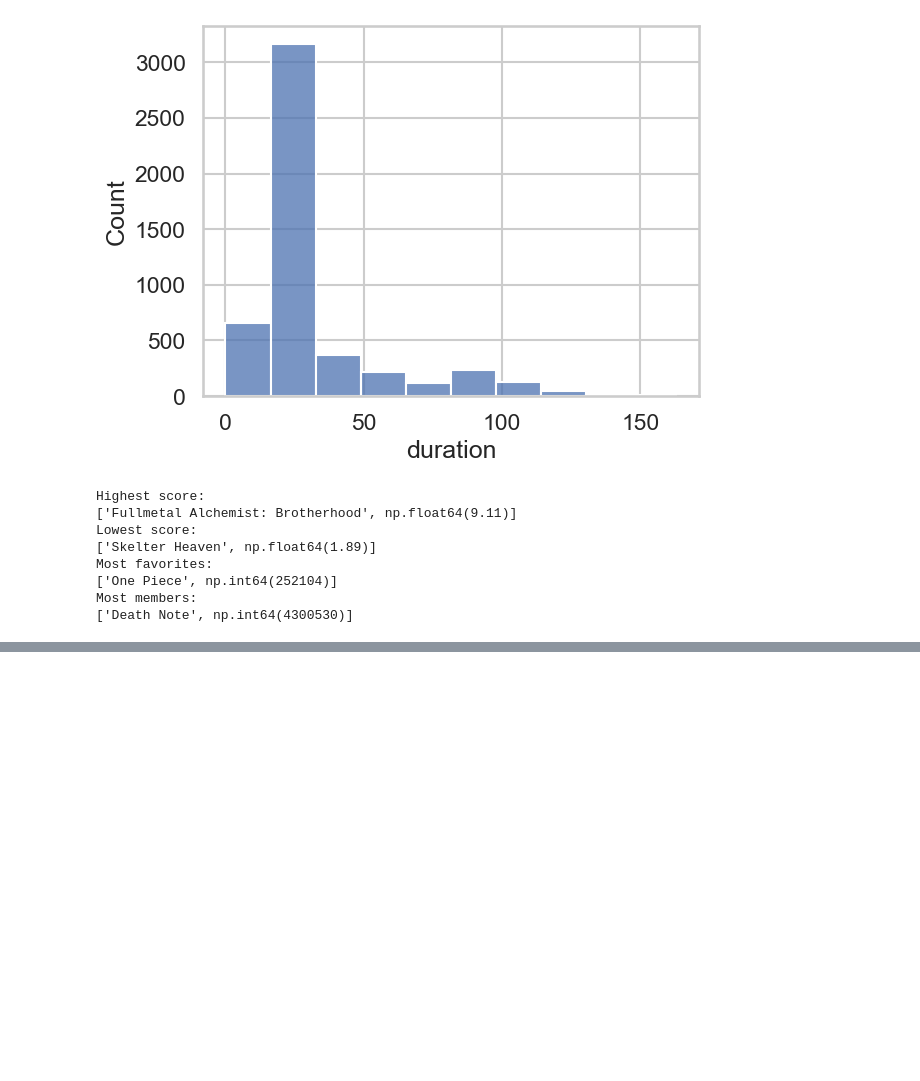
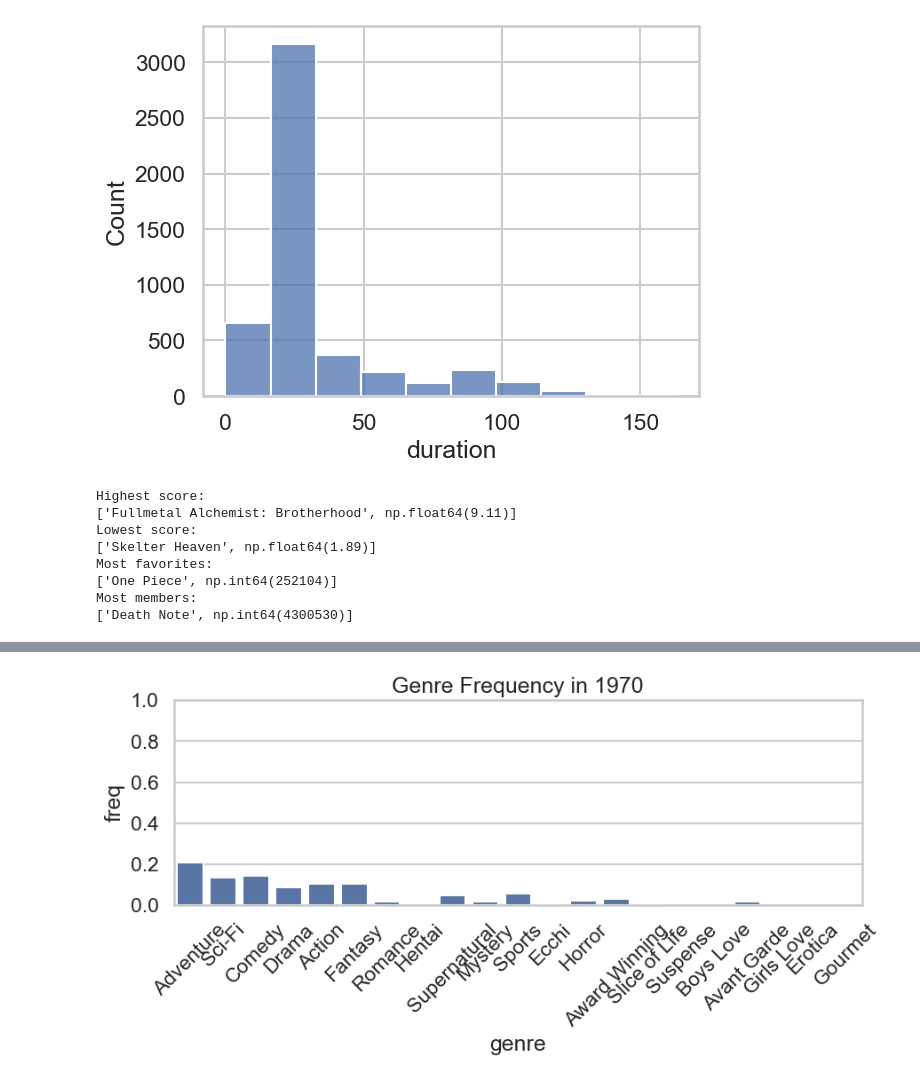
Before and after one commit to AZysk0/anime-data-analysis, a Jupyter notebook: anime_analysis_tasks.ipynb, the cells around one changed output, grey strips where cells are left out. Drawn from its saved outputs; the diff is of its cells as text; code cells hidden in the pictures; blank space fills up the shorter version.

Commit message:
genre trends task

```diff
--- a/anime_analysis_tasks.ipynb
+++ b/anime_analysis_tasks.ipynb
@@ -285,0 +350,91 @@ Counter({'Comedy': 1728, 'Adventure': 1350, 'Sci-Fi': 1333, 'Action': 1173, 'Dra
+# %%
+# 13. Analyze genre trends over time.
+# count genres by year bins
+
+genres_by_years = (
+    anime_df[['year', 'genres']]
+    .assign(year_bin=lambda x: x['year'] // 5 * 5)
+    .explode('genres')
+    .rename(columns={'genres': 'genre'})
+    .groupby(['year_bin', 'genre'])
+    .size()
+    .reset_index(name='count')
+    .sort_values(['year_bin', 'count'], ascending=[True, False])
+    .groupby('year_bin')['genre']
+    .agg(genres=list)['genres']
+)
+
+
+
+active_year_bins = (
+    anime_df[['year']]
+    .assign(year_bin=lambda x: x['year'] // 5 * 5)
+    .groupby(['year_bin'])
+    .agg(count=('year_bin', 'size'))
+    .query('count > 50')
+    .index
+    .to_list()
+)
+
+active_years_genres = (
+    anime_df[['year', 'genres']]
+    .assign(year_bin=lambda x: x['year'] // 5 * 5)
+    .explode('genres')
+    .rename(columns={'genres': 'genre'})
+    .loc[lambda s: s['year_bin'].isin(active_year_bins)]  # year_bin == active_year_bins
+)
+
+active_genre_counts = (
+    anime_df[['year', 'genres']]
+    .assign(year_bin=lambda x: x['year'] // 5 * 5)
+    .explode('genres')
+    .rename(columns={'genres': 'genre'})
+    .loc[lambda s: s['year_bin'].isin(active_year_bins)]
+    .groupby(['year_bin', 'genre'])
+    .size()
+    .reset_index(name='count')
+)
+
+total_genre_count_per_bin = (
+    active_genre_counts
+    .groupby('year_bin')['count']
+    # .sum()
+    .transform('sum')
+)
+
+# total_genre_count_per_bin
+genre_frequencies = active_genre_counts.copy()
+genre_frequencies['freq'] = genre_frequencies['count'] / total_genre_count_per_bin
+
+genre_order = (
+    genre_frequencies
+    .groupby("genre")["freq"]
+    .mean()
+    .sort_values(ascending=False)
+    .index
+)
+
+# just checked if it worked correctly
+# (
+#     genre_frequency
+#     .groupby('year_bin')['freq']
+#     .sum()
+# )
+
+for year, group in genre_frequencies.groupby("year_bin"):
+    plt.figure(figsize=(10, 3))
+
+    sns.barplot(
+        data=group,
+        x="genre",
+        y="freq",
+        order=genre_order
+    )
+
+    plt.title(f"Genre Frequency in {year}")
+    plt.xticks(rotation=45)
+    plt.ylim(0, 1)
+
+    plt.show()
+# %% [output]
+[figure, added]
```
Also changed, not shown: parts of 9 cells of this notebook.
